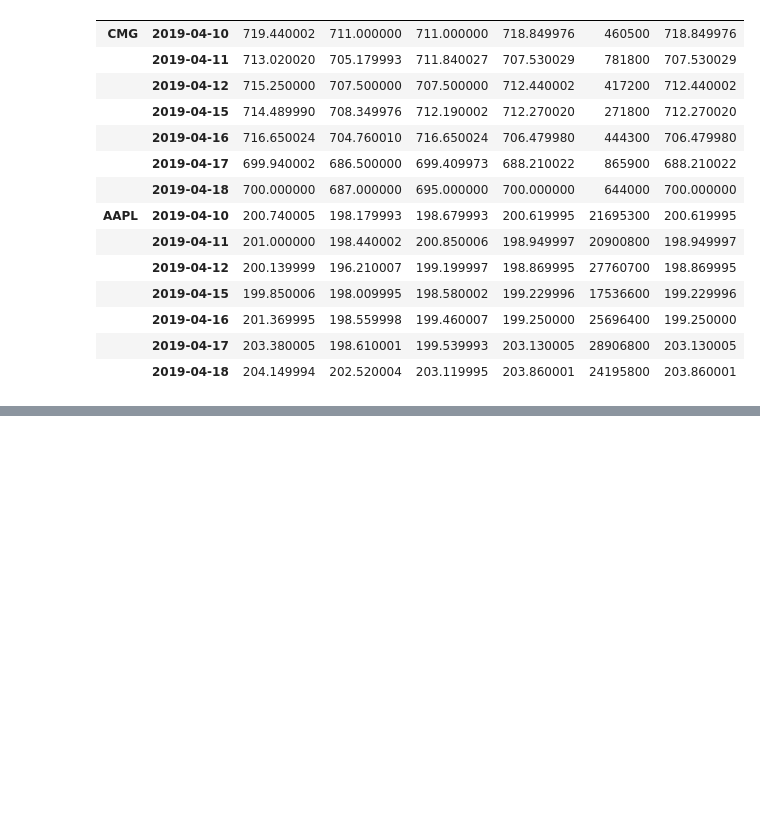
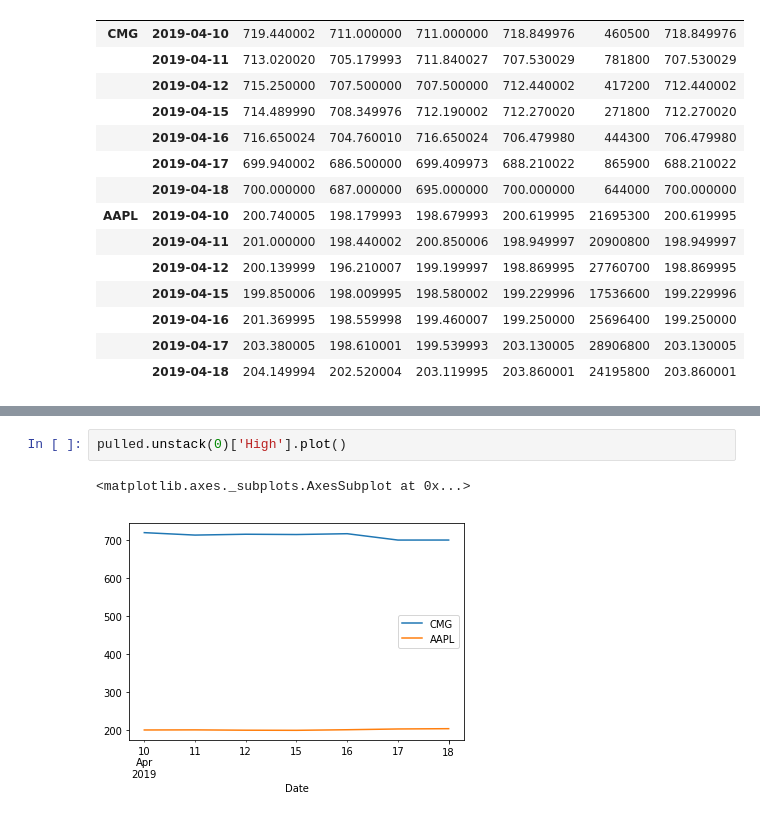
Before and after one commit to scienclick/stockmaster, a Jupyter notebook: stockmaster.ipynb, the cells around one changed output, grey strips where cells are left out. Drawn from its saved outputs; the diff is of its cells as text; blank space fills up the shorter version.

```diff
--- a/stockmaster.ipynb
+++ b/stockmaster.ipynb
@@ -72,0 +115,5 @@ pulled
+# %%
+pulled.unstack(0)['High'].plot()
+# %% [output]
+<matplotlib.axes._subplots.AxesSubplot at 0x...>
+[figure, added]
```
Also changed, not shown: parts of 4 cells of this notebook.
